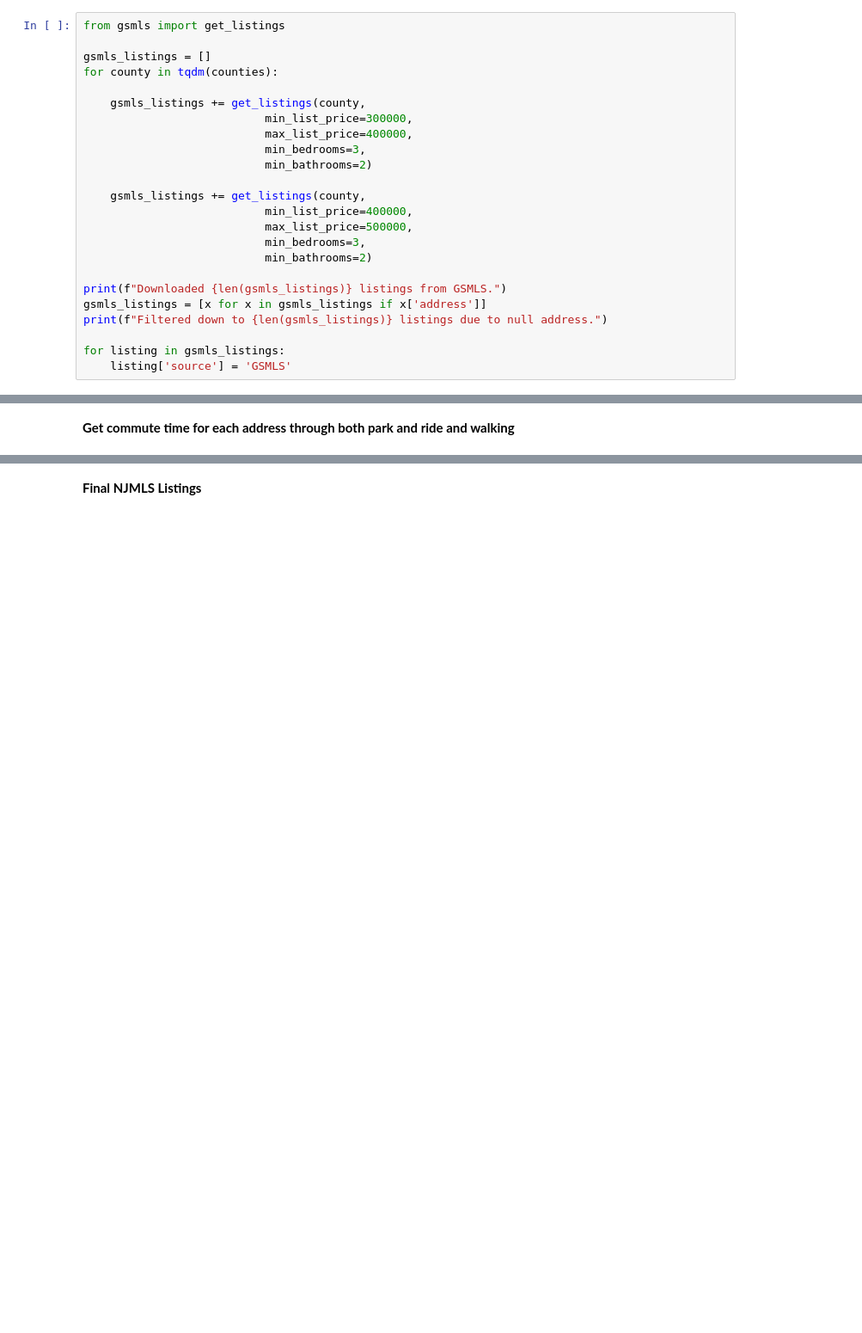
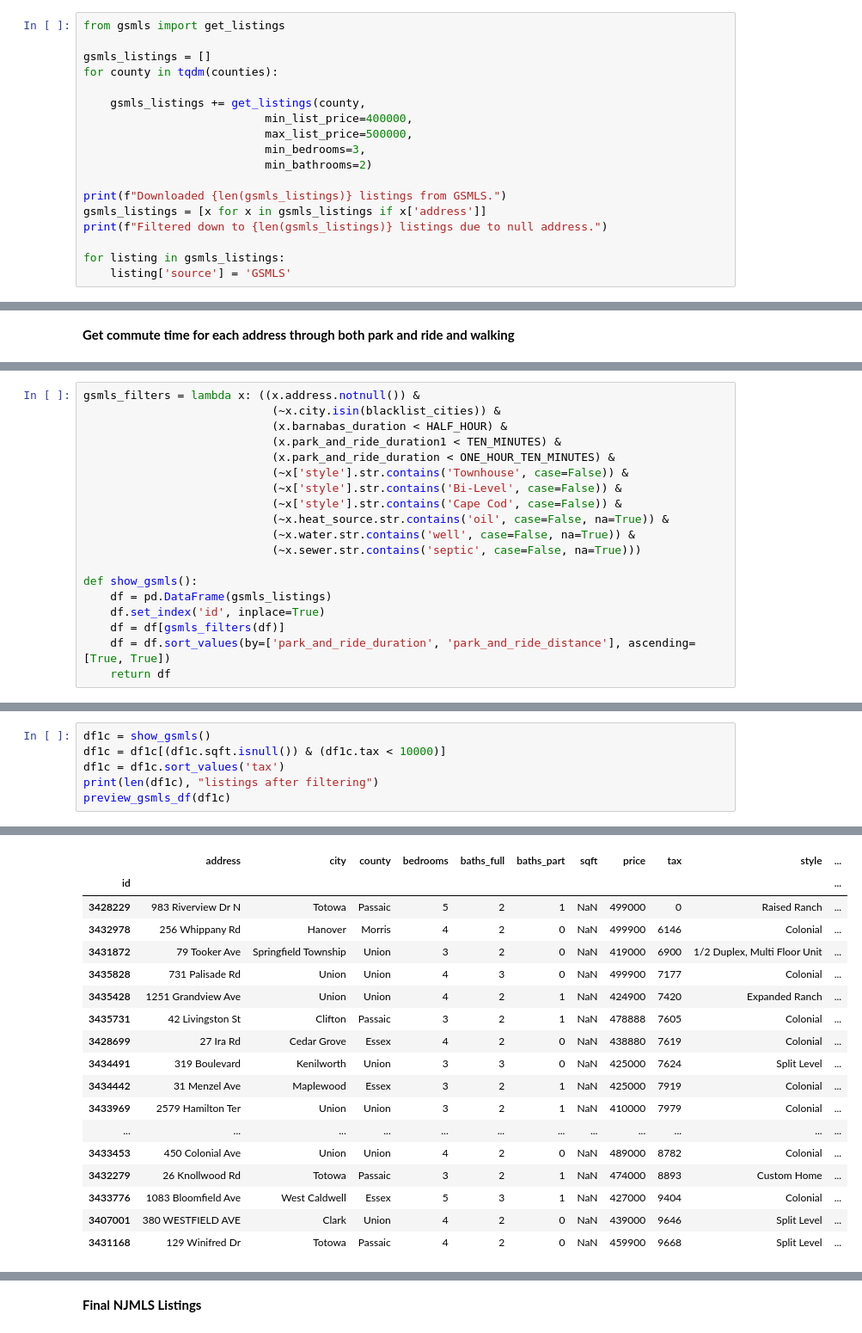
Before and after one commit to AlJohri/nj-house-search, a Jupyter notebook: analysis.ipynb, the cells around one changed output, grey strips where cells are left out. Shown at 86% size. Drawn from its saved outputs; the diff is of its cells as text; blank space fills up the shorter version.

```diff
--- a/analysis.ipynb
+++ b/analysis.ipynb
@@ -39,12 +76,6 @@ from gsmls import get_listings
 
 gsmls_listings = []
 for county in tqdm(counties):
-
-    gsmls_listings += get_listings(county,
-                           min_list_price=300000,
-                           max_list_price=400000,
-                           min_bedrooms=3,
-                           min_bathrooms=2)
 
     gsmls_listings += get_listings(county,
                            min_list_price=400000,
@@ -269,0 +317,19 @@ preview_gsmls_df(df1)
+# %%
+gsmls_filters = lambda x: ((x.address.notnull()) &
+                            (~x.city.isin(blacklist_cities)) &
+                            (x.barnabas_duration < HALF_HOUR) &
+                            (x.park_and_ride_duration1 < TEN_MINUTES) &
+                            (x.park_and_ride_duration < ONE_HOUR_TEN_MINUTES) &
+                            (~x['style'].str.contains('Townhouse', case=False)) &
+                            (~x['style'].str.contains('Bi-Level', case=False)) &
+                            (~x['style'].str.contains('Cape Cod', case=False)) &
+                            (~x.heat_source.str.contains('oil', case=False, na=True)) &
+                            (~x.water.str.contains('well', case=False, na=True)) &
+                            (~x.sewer.str.contains('septic', case=False, na=True)))
+
+def show_gsmls():
+    df = pd.DataFrame(gsmls_listings)
+    df.set_index('id', inplace=True)
+    df = df[gsmls_filters(df)]
+    df = df.sort_values(by=['park_and_ride_duration', 'park_and_ride_distance'], ascending=[True, True])
+    return df
@@ -269,0 +386,7 @@ preview_gsmls_df(df1)
+# %%
+df1c = show_gsmls()
+df1c = df1c[(df1c.sqft.isnull()) & (df1c.tax < 10000)]
+df1c = df1c.sort_values('tax')
+print(len(df1c), "listings after filtering")
+preview_gsmls_df(df1c)
+# %% [output]
@@ -269,0 +394,18 @@ preview_gsmls_df(df1)
+|  | address | city | county | bedrooms | baths_full | baths_part | sqft | price | tax | style | ... |
+| id |  |  |  |  |  |  |  |  |  |  | ... |
+| 3428229 | 983 Riverview Dr N | Totowa | Passaic | 5 | 2 | 1 | NaN | 499000 | 0 | Raised Ranch | ... |
+| 3432978 | 256 Whippany Rd | Hanover | Morris | 4 | 2 | 0 | NaN | 499900 | 6146 | Colonial | ... |
+| 3431872 | 79 Tooker Ave | Springfield Township | Union | 3 | 2 | 0 | NaN | 419000 | 6900 | 1/2 Duplex, Multi Floor Unit | ... |
+| 3435828 | 731 Palisade Rd | Union | Union | 4 | 3 | 0 | NaN | 499900 | 7177 | Colonial | ... |
+| 3435428 | 1251 Grandview Ave | Union | Union | 4 | 2 | 1 | NaN | 424900 | 7420 | Expanded Ranch | ... |
+| 3435731 | 42 Livingston St | Clifton | Passaic | 3 | 2 | 1 | NaN | 478888 | 7605 | Colonial | ... |
+| 3428699 | 27 Ira Rd | Cedar Grove | Essex | 4 | 2 | 0 | NaN | 438880 | 7619 | Colonial | ... |
+| 3434491 | 319 Boulevard | Kenilworth | Union | 3 | 3 | 0 | NaN | 425000 | 7624 | Split Level | ... |
+| 3434442 | 31 Menzel Ave | Maplewood | Essex | 3 | 2 | 1 | NaN | 425000 | 7919 | Colonial | ... |
+| 3433969 | 2579 Hamilton Ter | Union | Union | 3 | 2 | 1 | NaN | 410000 | 7979 | Colonial | ... |
+| ... | ... | ... | ... | ... | ... | ... | ... | ... | ... | ... | ... |
+| 3433453 | 450 Colonial Ave | Union | Union | 4 | 2 | 0 | NaN | 489000 | 8782 | Colonial | ... |
+| 3432279 | 26 Knollwood Rd | Totowa | Passaic | 3 | 2 | 1 | NaN | 474000 | 8893 | Custom Home | ... |
+| 3433776 | 1083 Bloomfield Ave | West Caldwell | Essex | 5 | 3 | 1 | NaN | 427000 | 9404 | Colonial | ... |
+| 3407001 | 380 WESTFIELD AVE | Clark | Union | 4 | 2 | 0 | NaN | 439000 | 9646 | Split Level | ... |
+| 3431168 | 129 Winifred Dr | Totowa | Passaic | 4 | 2 | 0 | NaN | 459900 | 9668 | Split Level | ... |
```
Also changed, not shown: parts of 24 cells of this notebook, 1 other file.
